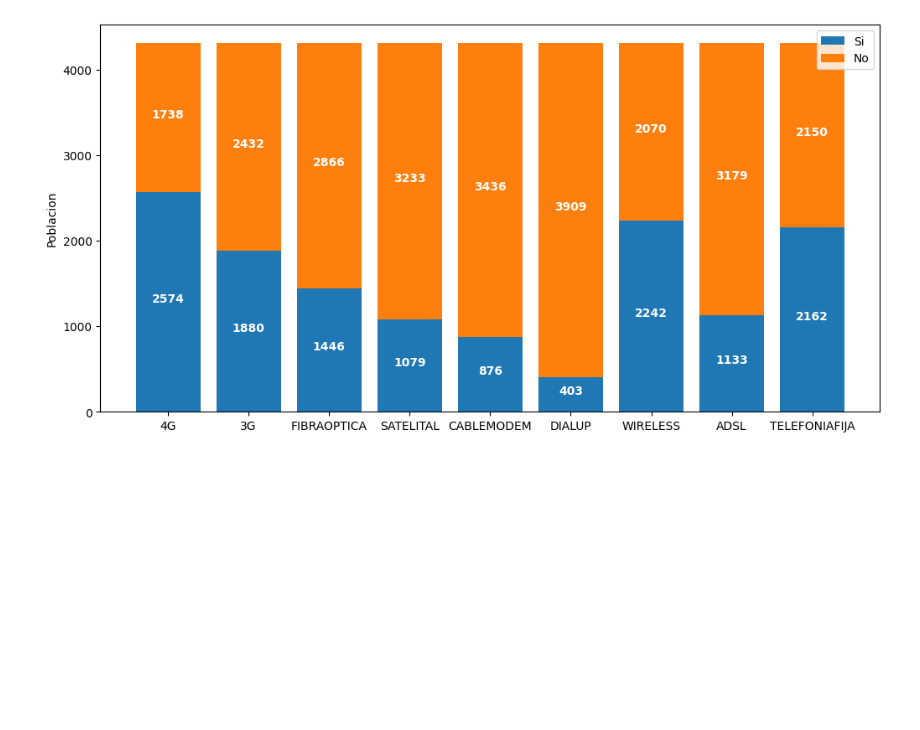
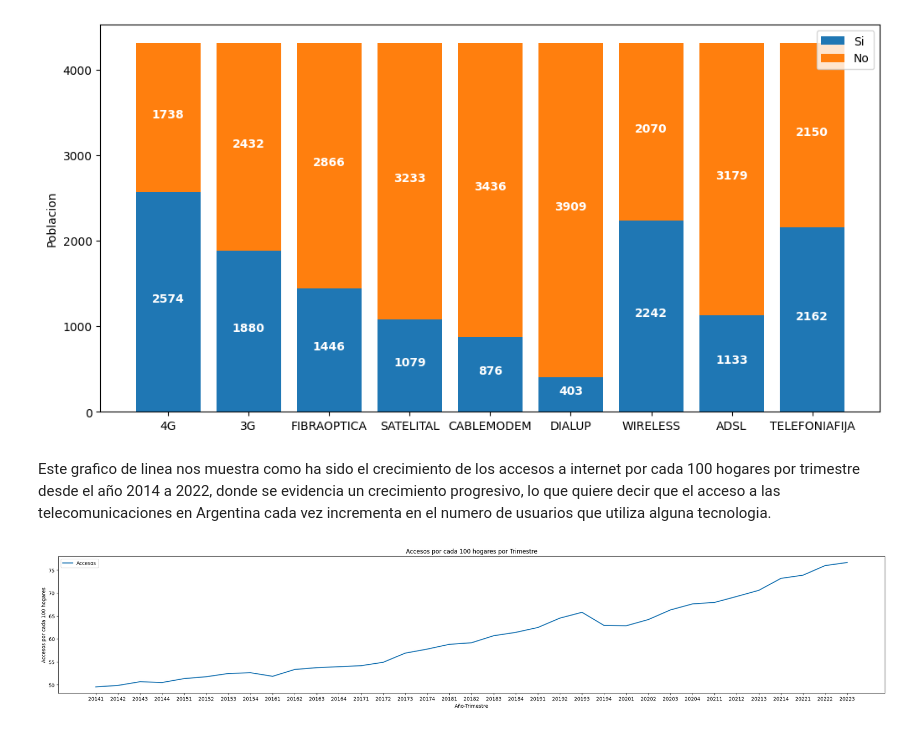
Before and after one commit to ViviGomezz/PI02, a Jupyter notebook: EDA2PI.ipynb, the cells around one changed output. Saved outputs shown, nothing was run; the diff lists cells and outputs as text; code cells hidden in the pictures; blank space fills up the shorter version.

```diff
--- a/EDA2PI.ipynb
+++ b/EDA2PI.ipynb
@@ -81,3 +91,22 @@ ax.set_ylabel('Poblacion')
 # %% [output]
 Text(0, 0.5, 'Poblacion')
 [figure]
+# %%
+penetracion2 = pd.read_csv('/content/drive/MyDrive/PI02/penetracion.csv', sep=';')
+# %%
+penetracion2['Año-Trimestre'] = penetracion2['Año'].astype(str) + penetracion2['Trimestre'].astype(str)
+penetracion2 = penetracion2.sort_values('Año-Trimestre', ascending=True)
+# %% [markdown]
+Este grafico de linea nos muestra como ha sido el crecimiento de los accesos a internet por cada 100 hogares por trimestre desde el año 2014 a 2022, donde se evidencia un crecimiento progresivo, lo que quiere decir que el acceso a las telecomunicaciones en Argentina cada vez incrementa en el numero de usuarios que utiliza alguna tecnologia.
+# %%
+#data = penetracion.sort_values(['Año', 'Trimestre'])
+plt.figure(figsize=(30,5))
+plt.plot(penetracion2['Año-Trimestre'], penetracion2['Accesos por cada 100 hogares'], linewidth = 2)
+plt.xlabel('Año-Trimestre')
+plt.ylabel('Accesos por cada 100 hogares')
+plt.title('Accesos por cada 100 hogares por Trimestre')
+#plt.xticks(penetracion2['Periodo'])
+plt.legend(['Accesos'])
+plt.show()
+# %% [output]
+[figure, added]
```
Also changed, not shown: parts of 4 cells of this notebook.
